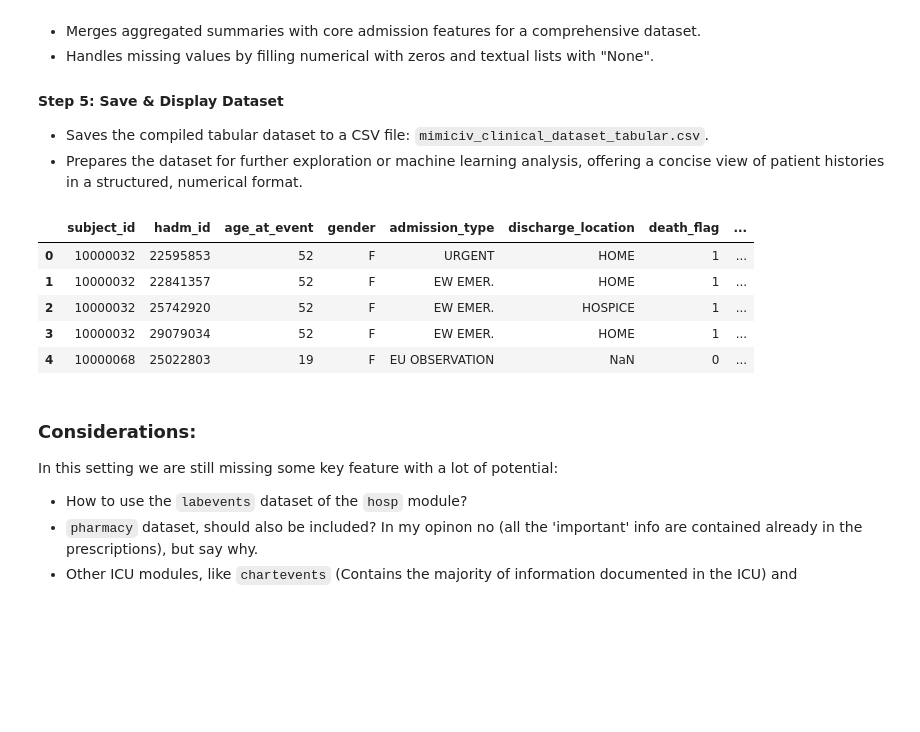
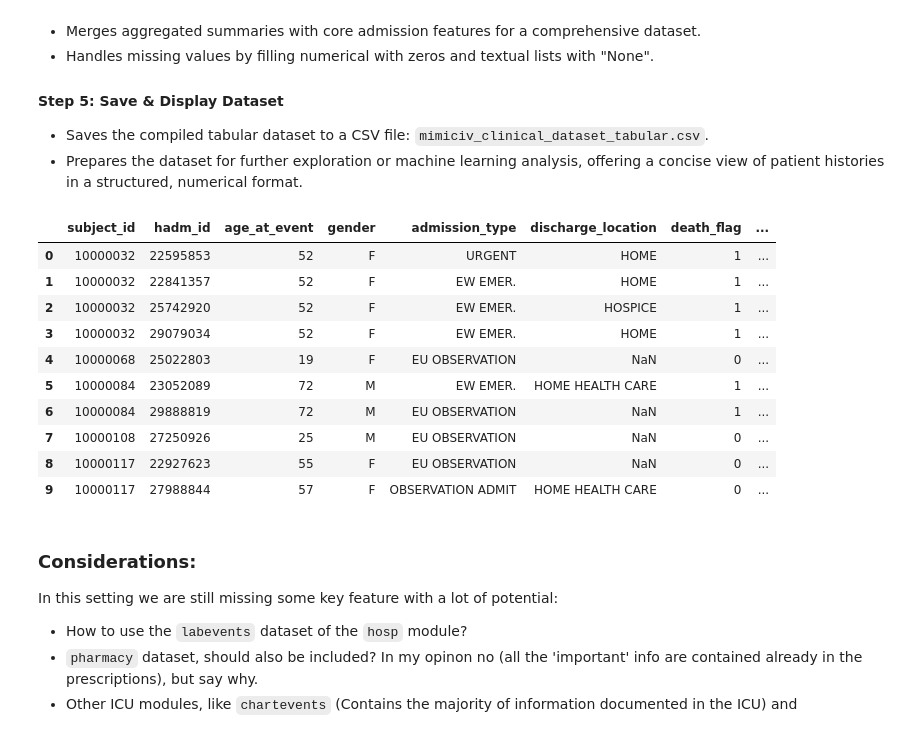
Before and after one commit to michechi/LLMSeq, a Jupyter notebook: src/pyhealth_vs_other.ipynb, the cells around one changed output. Drawn from its saved outputs; the diff is of its cells as text; code cells hidden in the pictures; blank space fills up the shorter version.

```diff
--- a/src/pyhealth_vs_other.ipynb
+++ b/src/pyhealth_vs_other.ipynb
@@ -107,14 +107,19 @@ This Python script processes clinical data from the MIMIC-IV database to generat
 # %%
 import pandas as pd
 tabular_data = pd.read_csv("mimiciv_clinical_dataset_tabular.csv")
-tabular_data.head(5)
+tabular_data.head(10)
 # %% [output]
 |  | subject_id | hadm_id | age_at_event | gender | admission_type | discharge_location | death_flag | ... |
 | 0 | 10000032 | 22595853 | 52 | F | URGENT | HOME | 1 | ... |
 | 1 | 10000032 | 22841357 | 52 | F | EW EMER. | HOME | 1 | ... |
 | 2 | 10000032 | 25742920 | 52 | F | EW EMER. | HOSPICE | 1 | ... |
 | 3 | 10000032 | 29079034 | 52 | F | EW EMER. | HOME | 1 | ... |
 | 4 | 10000068 | 25022803 | 19 | F | EU OBSERVATION | NaN | 0 | ... |
+| 5 | 10000084 | 23052089 | 72 | M | EW EMER. | HOME HEALTH CARE | 1 | ... |
+| 6 | 10000084 | 29888819 | 72 | M | EU OBSERVATION | NaN | 1 | ... |
+| 7 | 10000108 | 27250926 | 25 | M | EU OBSERVATION | NaN | 0 | ... |
+| 8 | 10000117 | 22927623 | 55 | F | EU OBSERVATION | NaN | 0 | ... |
+| 9 | 10000117 | 27988844 | 57 | F | OBSERVATION ADMIT | HOME HEALTH CARE | 0 | ... |
 # %% [markdown]
 ### Considerations:
 In this setting we are still missing some key feature with a lot of potential:
```
Also changed, not shown: parts of 10 cells of this notebook, 6 other files.
